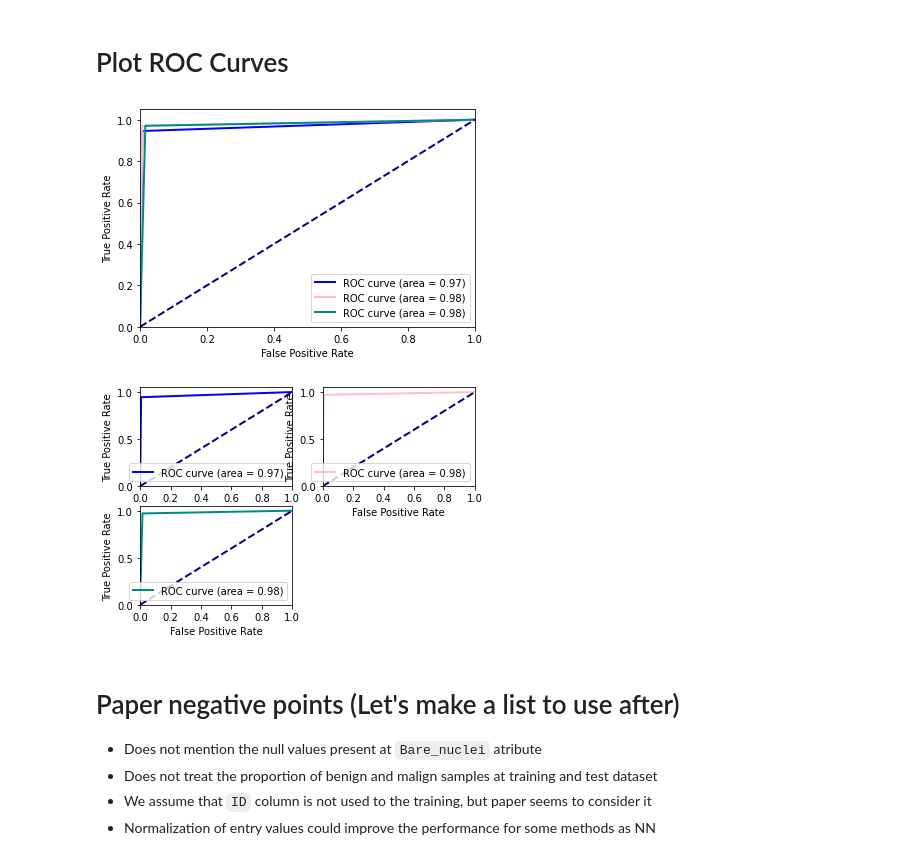
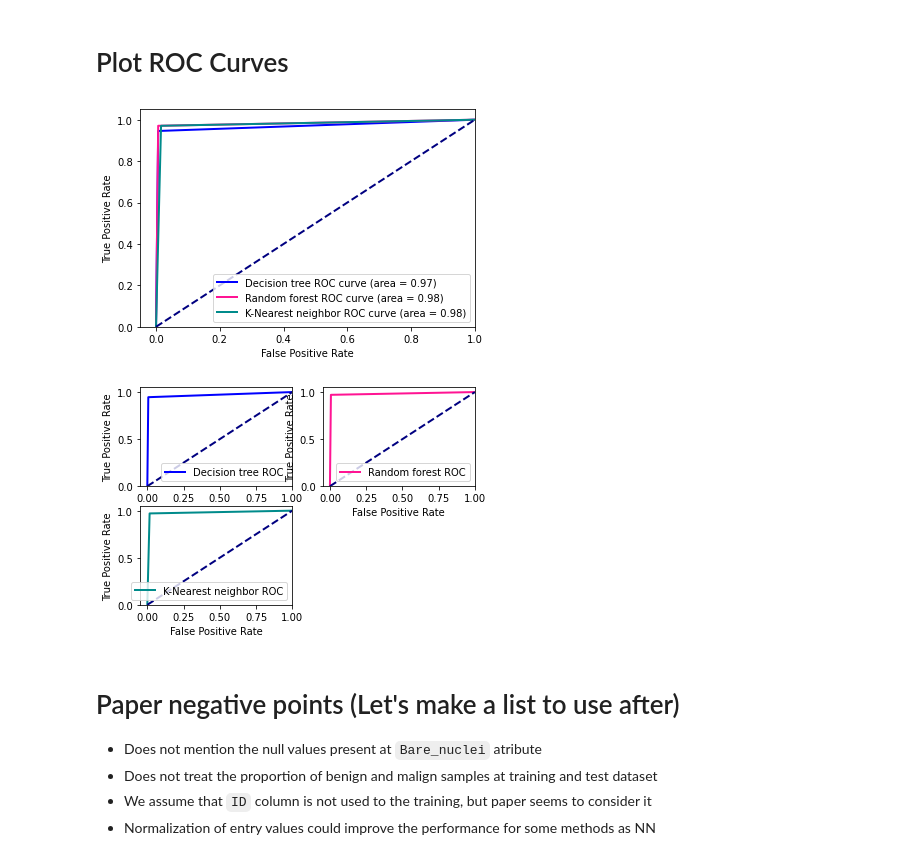
Before and after one commit to cleversonahum/breast_cancer_diagnosis, a Jupyter notebook: notebook/dt_classifier_breast_cancer.ipynb, the cells around one changed output. Cells and saved outputs as stored; diff of their text form; code cells hidden in the pictures.

Commit message:
change plot labels

```diff
--- a/notebook/dt_classifier_breast_cancer.ipynb
+++ b/notebook/dt_classifier_breast_cancer.ipynb
@@ -370,16 +370,16 @@ for index, classifier_info in enumerate(classifiers):
 plt.figure()
 lw = 2
 plt.plot(fpr["Decision tree"], tpr["Decision tree"], color='blue',
-         lw=lw, label='ROC curve (area = %0.2f)' % roc_auc["Decision tree"])
+         lw=lw, label='Decision tree ROC curve (area = %0.2f)' % roc_auc["Decision tree"])
 
-plt.plot(fpr["Random forest"], tpr["Random forest"], color='pink',
-         lw=lw, label='ROC curve (area = %0.2f)' % roc_auc["Random forest"])
+plt.plot(fpr["Random forest"], tpr["Random forest"], color='deeppink',
+         lw=lw, label='Random forest ROC curve (area = %0.2f)' % roc_auc["Random forest"])
 
 plt.plot(fpr["K-Nearest neighbor"], tpr["K-Nearest neighbor"], color='darkcyan',
-         lw=lw, label='ROC curve (area = %0.2f)' % roc_auc["K-Nearest neighbor"])
+         lw=lw, label='K-Nearest neighbor ROC curve (area = %0.2f)' % roc_auc["K-Nearest neighbor"])
 
 plt.plot([0, 1], [0, 1], color='navy', lw=lw, linestyle='--')
-plt.xlim([0.0, 1.0])
+plt.xlim([-0.05, 1.0])
 plt.ylim([0.0, 1.05])
 plt.xlabel('False Positive Rate')
 plt.ylabel('True Positive Rate')
@@ -392,42 +392,42 @@ plt.figure()
 lw = 2
 
 ############### 1
 plt.subplot(2, 2, 1)
 plt.plot(fpr["Decision tree"], tpr["Decision tree"], color='blue',
-         lw=lw, label='ROC curve (area = %0.2f)' % roc_auc["Decision tree"])
+         lw=lw, label='Decision tree ROC')
 plt.plot([0, 1], [0, 1], color='navy', lw=lw, linestyle='--')
-plt.xlim([0.0, 1.0])
+plt.xlim([-0.05, 1.0])
 plt.ylim([0.0, 1.05])
 plt.xlabel('False Positive Rate')
 plt.ylabel('True Positive Rate')
 plt.legend(loc="lower right")
 
 ############## 2
 plt.subplot(2, 2, 2)
-plt.plot(fpr["Random forest"], tpr["Random forest"], color='pink',
-         lw=lw, label='ROC curve (area = %0.2f)' % roc_auc["Random forest"])
+plt.plot(fpr["Random forest"], tpr["Random forest"], color='deeppink',
+         lw=lw, label='Random forest ROC')
 plt.plot([0, 1], [0, 1], color='navy', lw=lw, linestyle='--')
-plt.xlim([0.0, 1.0])
+plt.xlim([-0.05, 1.0])
 plt.ylim([0.0, 1.05])
 plt.xlabel('False Positive Rate')
 plt.ylabel('True Positive Rate')
 plt.legend(loc="lower right")
 
 ############ 3
 plt.subplot(2, 2, 3)
 plt.plot(fpr["K-Nearest neighbor"], tpr["K-Nearest neighbor"], color='darkcyan',
-         lw=lw, label='ROC curve (area = %0.2f)' % roc_auc["K-Nearest neighbor"])
+         lw=lw, label='K-Nearest neighbor ROC')
 
 plt.plot([0, 1], [0, 1], color='navy', lw=lw, linestyle='--')
-plt.xlim([0.0, 1.0])
+plt.xlim([-0.05, 1.0])
 plt.ylim([0.0, 1.05])
 plt.xlabel('False Positive Rate')
 plt.ylabel('True Positive Rate')
 plt.legend(loc="lower right")
 plt.show()
 # %% [output]
-[figure, old version]
+[figure, new version]
-[figure, old version]
+[figure, new version]
 # %% [markdown]
 # Paper negative points  (Let's make a list to use after)
 - Does not mention the null values present at `Bare_nuclei` atribute
```
